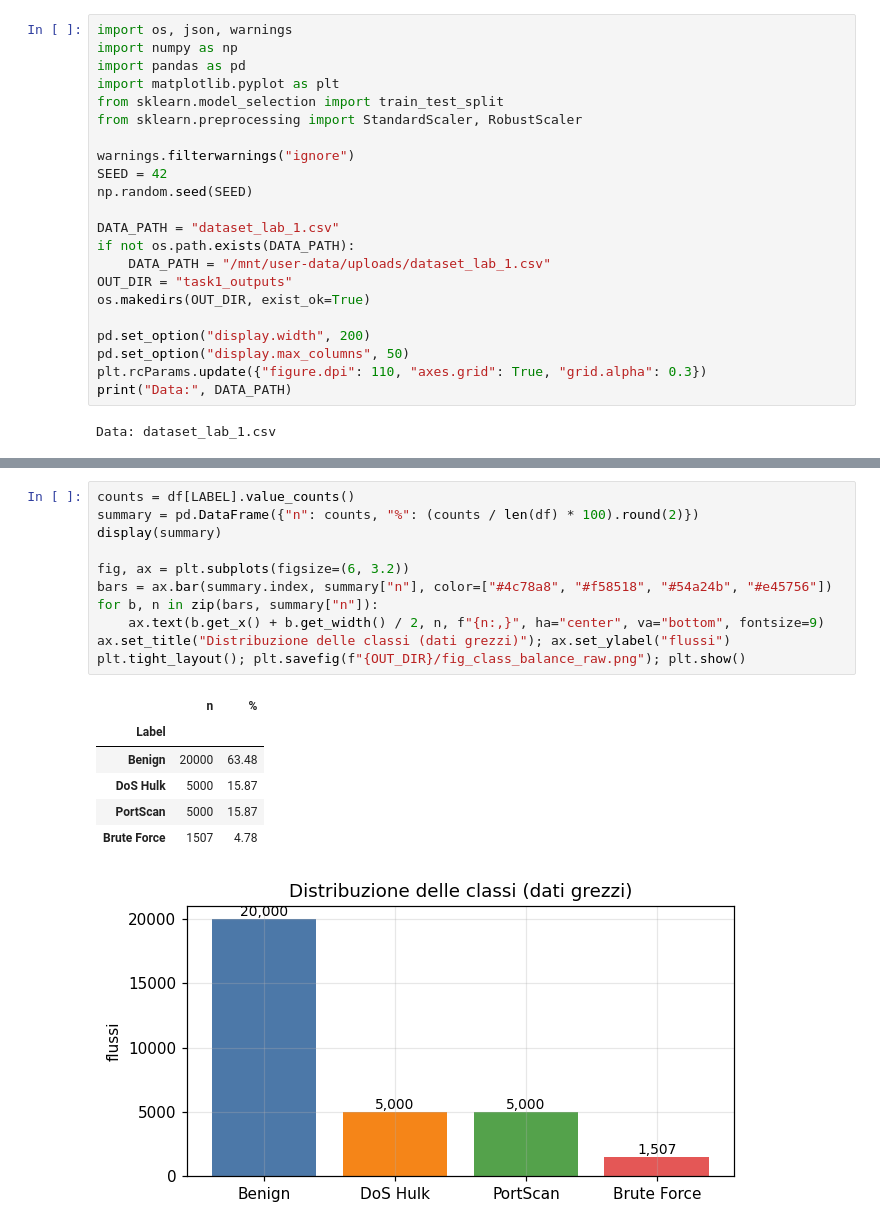
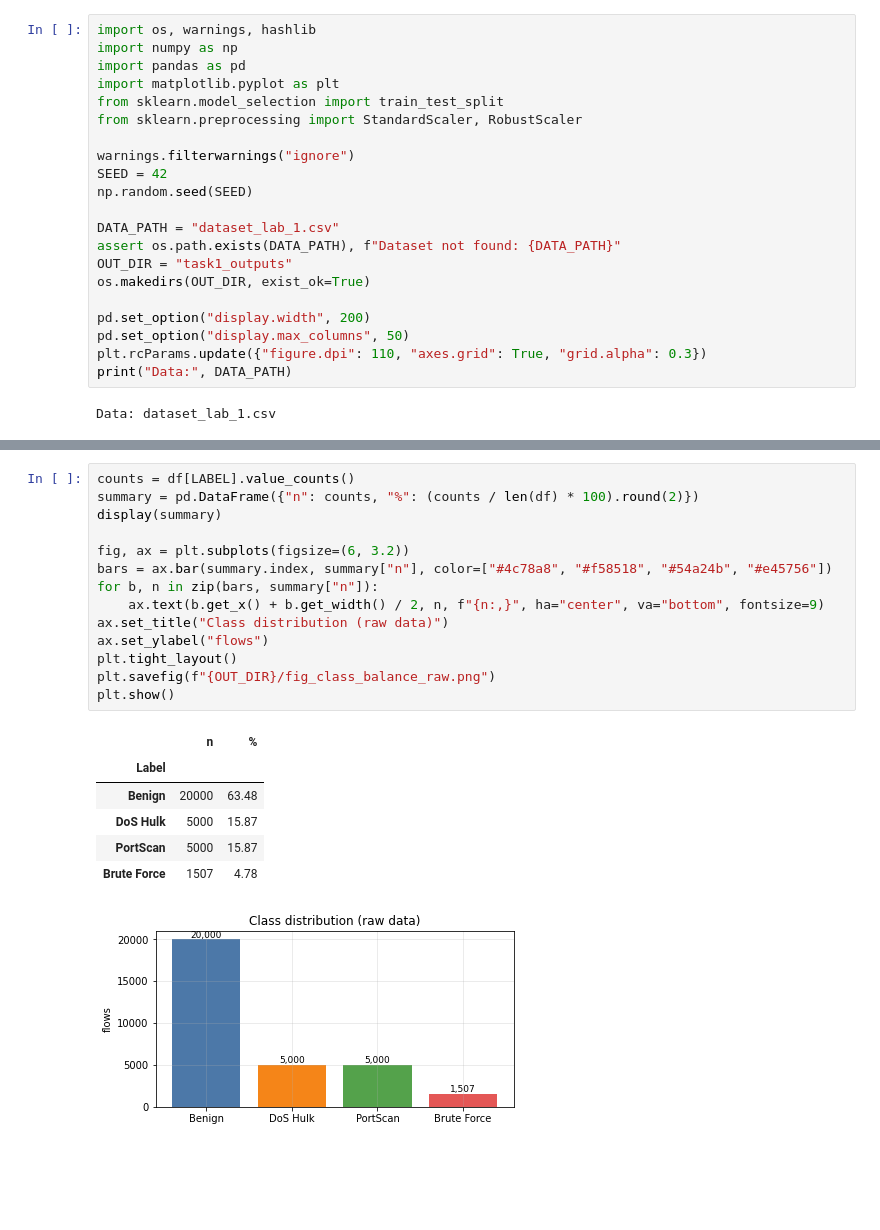
Before and after one commit to pietrovalese/AI-Cyber-Lab1, a Jupyter notebook: Lab1_Task1_Preprocessing.ipynb, the cells around one changed output, grey strips where cells are left out. Saved outputs shown, nothing was run; the diff lists cells and outputs as text; blank space fills up the shorter version.

```diff
--- a/Lab1_Task1_Preprocessing.ipynb
+++ b/Lab1_Task1_Preprocessing.ipynb
@@ -15,7 +15,7 @@ Struttura del notebook:
 # %% [markdown]
 ## 1. Setup
 # %%
-import os, json, warnings
+import os, warnings, hashlib
 import numpy as np
 import pandas as pd
 import matplotlib.pyplot as plt
@@ -27,8 +27,7 @@ SEED = 42
 np.random.seed(SEED)
 
 DATA_PATH = "dataset_lab_1.csv"
-if not os.path.exists(DATA_PATH):
-    DATA_PATH = "/mnt/user-data/uploads/dataset_lab_1.csv"
+assert os.path.exists(DATA_PATH), f"Dataset not found: {DATA_PATH}"
 OUT_DIR = "task1_outputs"
 os.makedirs(OUT_DIR, exist_ok=True)
 
@@ -57,20 +56,23 @@ Righe: 31,507   Feature: 16   Classi: 4
 # %%
 counts = df[LABEL].value_counts()
 summary = pd.DataFrame({"n": counts, "%": (counts / len(df) * 100).round(2)})
 display(summary)
 
 fig, ax = plt.subplots(figsize=(6, 3.2))
 bars = ax.bar(summary.index, summary["n"], color=["#4c78a8", "#f58518", "#54a24b", "#e45756"])
 for b, n in zip(bars, summary["n"]):
     ax.text(b.get_x() + b.get_width() / 2, n, f"{n:,}", ha="center", va="bottom", fontsize=9)
-ax.set_title("Distribuzione delle classi (dati grezzi)"); ax.set_ylabel("flussi")
-plt.tight_layout(); plt.savefig(f"{OUT_DIR}/fig_class_balance_raw.png"); plt.show()
+ax.set_title("Class distribution (raw data)")
+ax.set_ylabel("flows")
+plt.tight_layout()
+plt.savefig(f"{OUT_DIR}/fig_class_balance_raw.png")
+plt.show()
 # %% [output]
 |  | n | % |
 | Label |  |  |
 | Benign | 20000 | 63.48 |
 | DoS Hulk | 5000 | 15.87 |
 | PortScan | 5000 | 15.87 |
 | Brute Force | 1507 | 4.78 |
-[figure, old version]
+[figure, new version]
 # %% [markdown]
```
Also changed, not shown: parts of 25 cells of this notebook, 1 other file.
